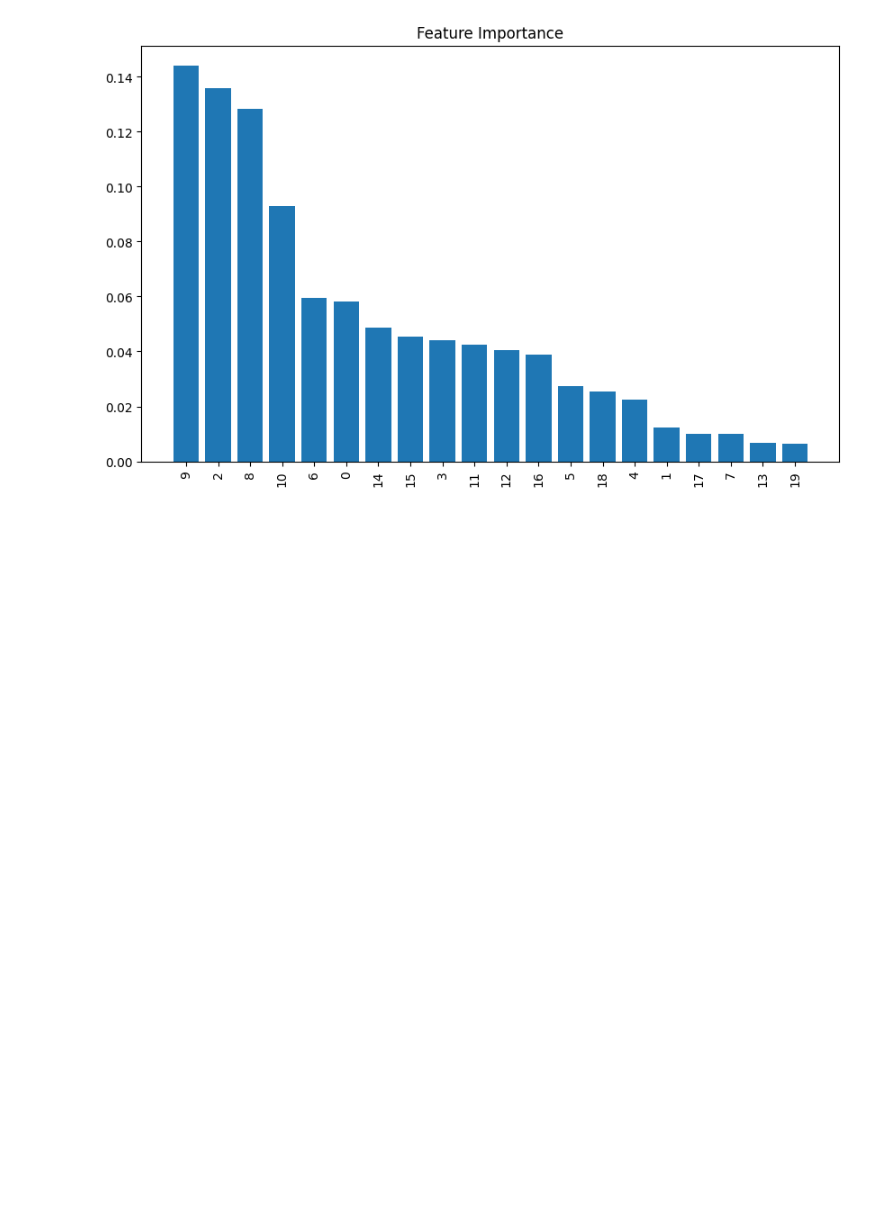
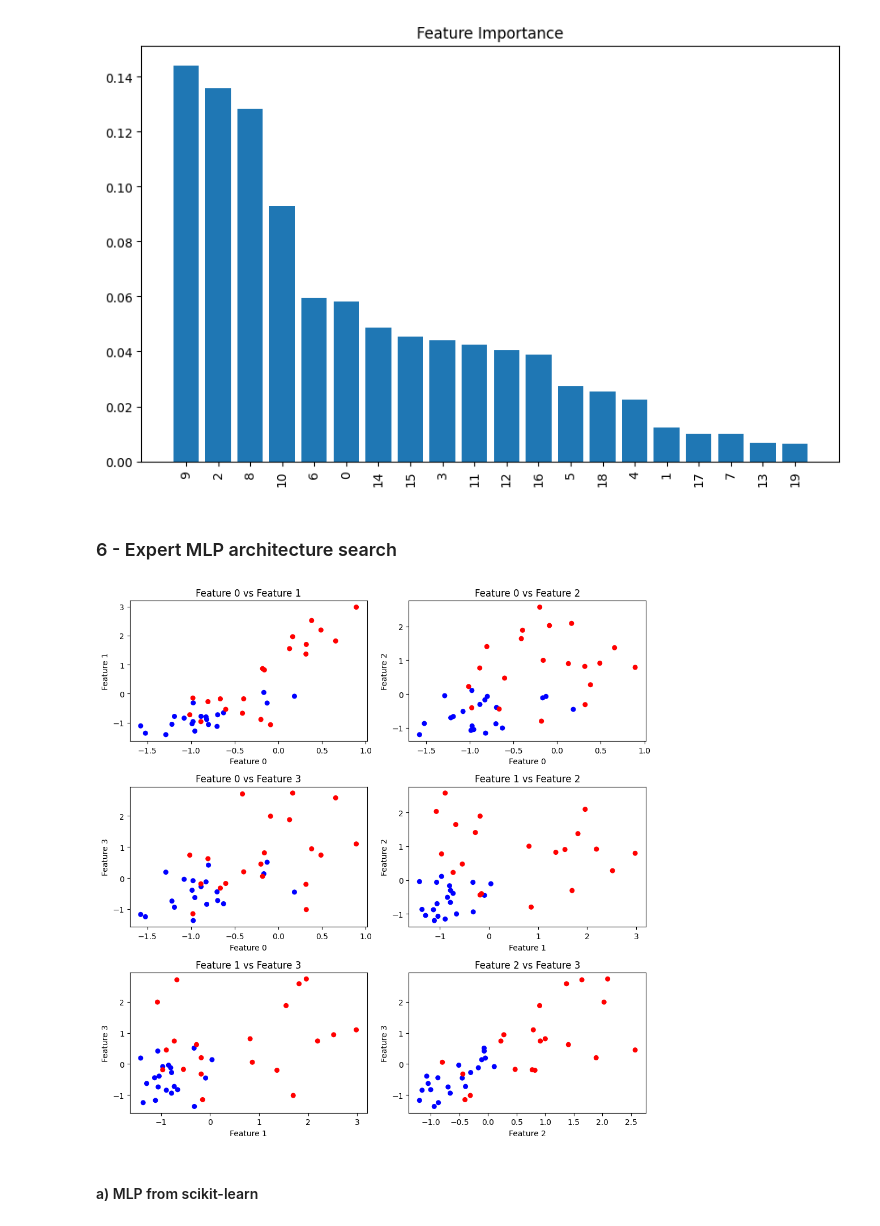
Before and after one commit to clementgilli/Cardiac-Pathology-Prediction, a Jupyter notebook: worksheet.ipynb, the cells around one changed output. Cells and saved outputs as stored; diff of their text form; code cells hidden in the pictures; blank space fills up the shorter version.

```diff
--- a/worksheet.ipynb
+++ b/worksheet.ipynb
@@ -261,3 +174,5 @@ plt.xticks(range(len(importances)),index, rotation=90)
 plt.show()
 # %% [output]
 [figure]
+# %% [markdown]
+### 6 - Expert MLP architecture search
@@ -263,0 +183,19 @@ plt.show()
+# %%
+fig, ax = plt.subplots(3, 2, figsize=(10, 10))
+inds = [(0, 1), (0, 2), (0, 3), (1, 2), (1, 3), (2, 3)]
+for i,axx in enumerate(ax.flatten()):
+    if i >= len(inds):
+        break
+    ind1, ind2 = inds[i]
+    axx.set_title(f"Feature {ind1} vs Feature {ind2}")
+    #sns.kdeplot(x=X_expert[:, ind1], y=X_expert[:, ind2], hue=y_expert, fill=True, ax=axx, levels=20)
+    axx.scatter(X_expert[:, ind1], X_expert[:, ind2], c=y_expert, s=30, cmap=matplotlib.colors.ListedColormap(['red', 'blue']))
+
+    axx.set_xlabel(f"Feature {ind1}")
+    axx.set_ylabel(f"Feature {ind2}")
+
+plt.tight_layout()
+# %% [output]
+[figure, added]
+# %% [markdown]
+#### a) MLP from scikit-learn
```
Also changed, not shown: parts of 33 cells of this notebook, 3 other files.
